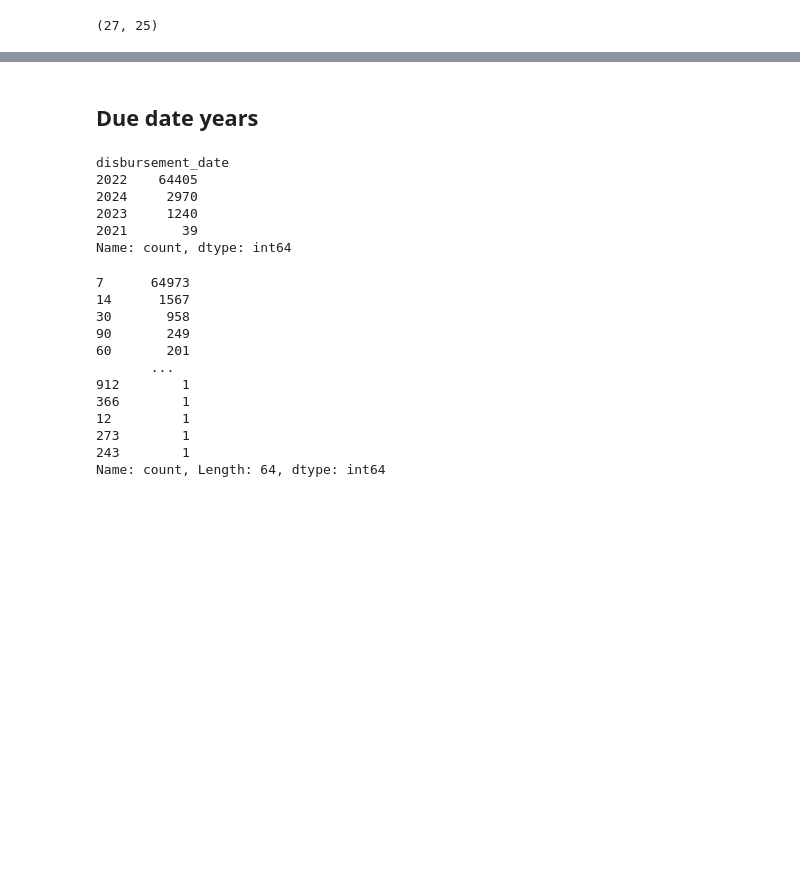
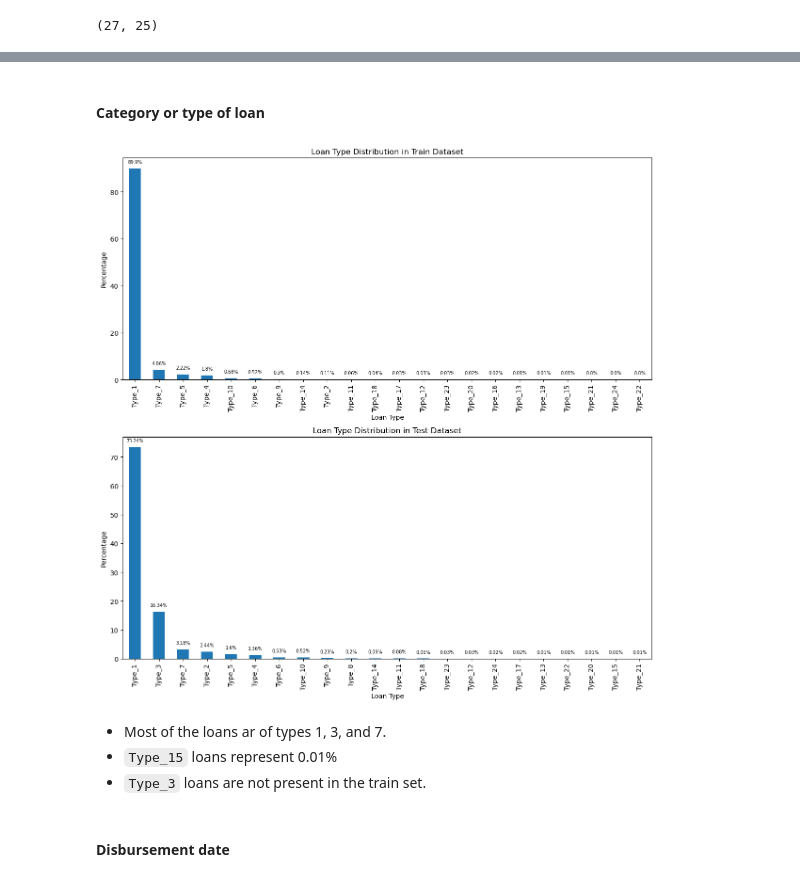
Before and after one commit to QuantBender/African-Credit-Scoring-Challenge, a Jupyter notebook: Notebooks/EDA.ipynb, the cells around one changed output, grey strips where cells are left out. Drawn from its saved outputs; the diff is of its cells as text; code cells hidden in the pictures; blank space fills up the shorter version.

```diff
--- a/Notebooks/EDA.ipynb
+++ b/Notebooks/EDA.ipynb
@@ -81,26 +377,44 @@ display("Train", train.head(), train.shape, "Test", test.head(), test.shape, "Ec
+# %% [markdown]
+#### Category or type of loan
+# %%
+# Calculate the percentage distribution of loan types for train dataset
+train_loan_type_distribution = round(train["loan_type"].value_counts(normalize=True) * 100, 2)
+
+# Calculate the percentage distribution of loan types for test dataset
+test_loan_type_distribution = round(test["loan_type"].value_counts(normalize=True) * 100, 2)
+
+# Create subplots
+fig, (ax1, ax2) = plt.subplots(2, 1, figsize=(12, 12))
+
+# Create a bar plot for train dataset
+train_loan_type_distribution.plot(kind='bar', ax=ax1, title='Loan Type Distribution in Train Dataset')
+ax1.set_xlabel('Loan Type')
+ax1.set_ylabel('Percentage')
+ax1.set_xticklabels(ax1.get_xticklabels(), rotation=90)
+
+# Add percentages above the bars for train dataset
+for p in ax1.patches:
+    ax1.annotate(f'{p.get_height()}%', (p.get_x() + p.get_width() / 2., p.get_height()),
+                 ha='center', va='center', xytext=(0, 10), textcoords='offset points', fontsize=7)
+
+# Create a bar plot for test dataset
+test_loan_type_distribution.plot(kind='bar', ax=ax2, title='Loan Type Distribution in Test Dataset')
+ax2.set_xlabel('Loan Type')
+ax2.set_ylabel('Percentage')
+ax2.set_xticklabels(ax2.get_xticklabels(), rotation=90)
+
+# Add percentages above the bars for test dataset
+for p in ax2.patches:
+    ax2.annotate(f'{p.get_height()}%', (p.get_x() + p.get_width() / 2., p.get_height()),
+                 ha='center', va='center', xytext=(0, 10), textcoords='offset points', fontsize=7)
+
+plt.tight_layout()
+plt.show()
+# %% [output]
+[figure, added]
+# %% [markdown]
+- Most of the loans ar of types 1, 3, and 7.
+- `Type_15` loans represent 0.01%
+- `Type_3` loans are not present in the train set.
 # %% [markdown]
-## Due date years
+#### Disbursement date
-# %%
-pd.to_datetime(train["disbursement_date"]).dt.year.value_counts()
-# %% [output]
-disbursement_date
-2022    64405
-2024     2970
-2023     1240
-2021       39
-Name: count, dtype: int64
-# %%
-(pd.to_datetime(train["due_date"]) - pd.to_datetime(train["disbursement_date"])).dt.days.value_counts()
-# %% [output]
-7      64973
-14      1567
-30       958
-90       249
-60       201
-       ...
-912        1
-366        1
-12         1
-273        1
-243        1
-Name: count, Length: 64, dtype: int64
```
Also changed, not shown: parts of 89 cells of this notebook, 1 other file.
